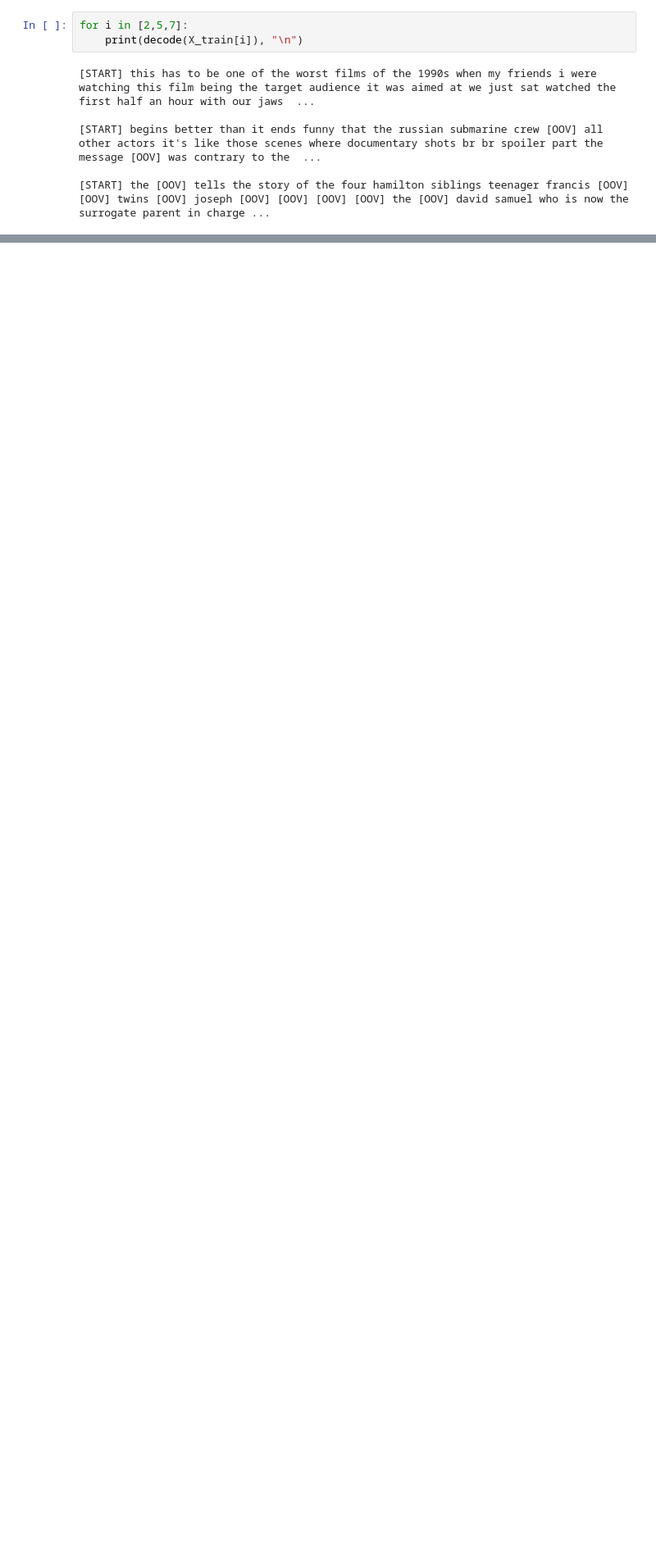
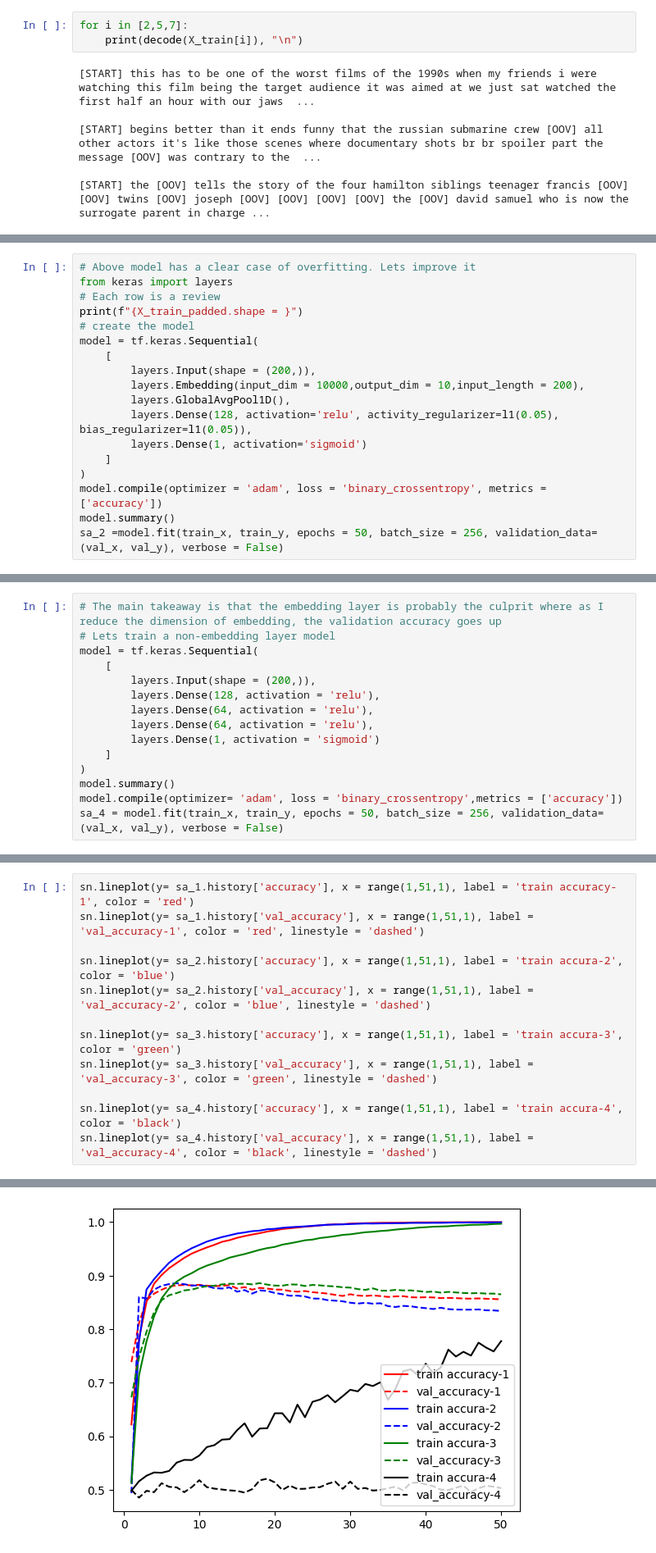
Before and after one commit to lihasarora/Deep-learning-software-engineering-concepts, a Jupyter notebook: main.ipynb, the cells around one changed output, grey strips where cells are left out. Shown at 82% size. Saved outputs shown, nothing was run; the diff lists cells and outputs as text; blank space fills up the shorter version.

Commit message:
Added the embeddings to the workbook

```diff
--- a/main.ipynb
+++ b/main.ipynb
@@ -525,0 +637,18 @@ Subclasses:
+# %%
+# Above model has a clear case of overfitting. Lets improve it
+from keras import layers
+# Each row is a review
+print(f"{X_train_padded.shape = }")
+# create the model
+model = tf.keras.Sequential(
+    [
+        layers.Input(shape = (200,)),
+        layers.Embedding(input_dim = 10000,output_dim = 10,input_length = 200),
+        layers.GlobalAvgPool1D(),
+        layers.Dense(128, activation='relu', activity_regularizer=l1(0.05), bias_regularizer=l1(0.05)),
+        layers.Dense(1, activation='sigmoid')
+    ]
+)
+model.compile(optimizer = 'adam', loss = 'binary_crossentropy', metrics = ['accuracy'])
+model.summary()
+sa_2 =model.fit(train_x, train_y, epochs = 50, batch_size = 256, validation_data=(val_x, val_y), verbose = False)
@@ -525,0 +716,15 @@ Subclasses:
+# %%
+# The main takeaway is that the embedding layer is probably the culprit where as I reduce the dimension of embedding, the validation accuracy goes up
+# Lets train a non-embedding layer model
+model = tf.keras.Sequential(
+    [
+        layers.Input(shape = (200,)),
+        layers.Dense(128, activation = 'relu'),
+        layers.Dense(64, activation = 'relu'),
+        layers.Dense(64, activation = 'relu'),
+        layers.Dense(1, activation = 'sigmoid')
+    ]
+)
+model.summary()
+model.compile(optimizer= 'adam', loss = 'binary_crossentropy',metrics = ['accuracy'])
+sa_4 = model.fit(train_x, train_y, epochs = 50, batch_size = 256, validation_data=(val_x, val_y), verbose = False)
@@ -525,0 +749,13 @@ Subclasses:
+# %%
+sn.lineplot(y= sa_1.history['accuracy'], x = range(1,51,1), label = 'train accuracy-1', color = 'red')
+sn.lineplot(y= sa_1.history['val_accuracy'], x = range(1,51,1), label = 'val_accuracy-1', color = 'red', linestyle = 'dashed')
+
+sn.lineplot(y= sa_2.history['accuracy'], x = range(1,51,1), label = 'train accura-2', color = 'blue')
+sn.lineplot(y= sa_2.history['val_accuracy'], x = range(1,51,1), label = 'val_accuracy-2', color = 'blue', linestyle = 'dashed')
+
+sn.lineplot(y= sa_3.history['accuracy'], x = range(1,51,1), label = 'train accura-3', color = 'green')
+sn.lineplot(y= sa_3.history['val_accuracy'], x = range(1,51,1), label = 'val_accuracy-3', color = 'green', linestyle = 'dashed')
+
+sn.lineplot(y= sa_4.history['accuracy'], x = range(1,51,1), label = 'train accura-4', color = 'black')
+sn.lineplot(y= sa_4.history['val_accuracy'], x = range(1,51,1), label = 'val_accuracy-4', color = 'black', linestyle = 'dashed')
+# %% [output]
@@ -525,0 +763 @@ Subclasses:
+[figure, added]
```
Also changed, not shown: parts of 71 cells of this notebook, 1 other file.
